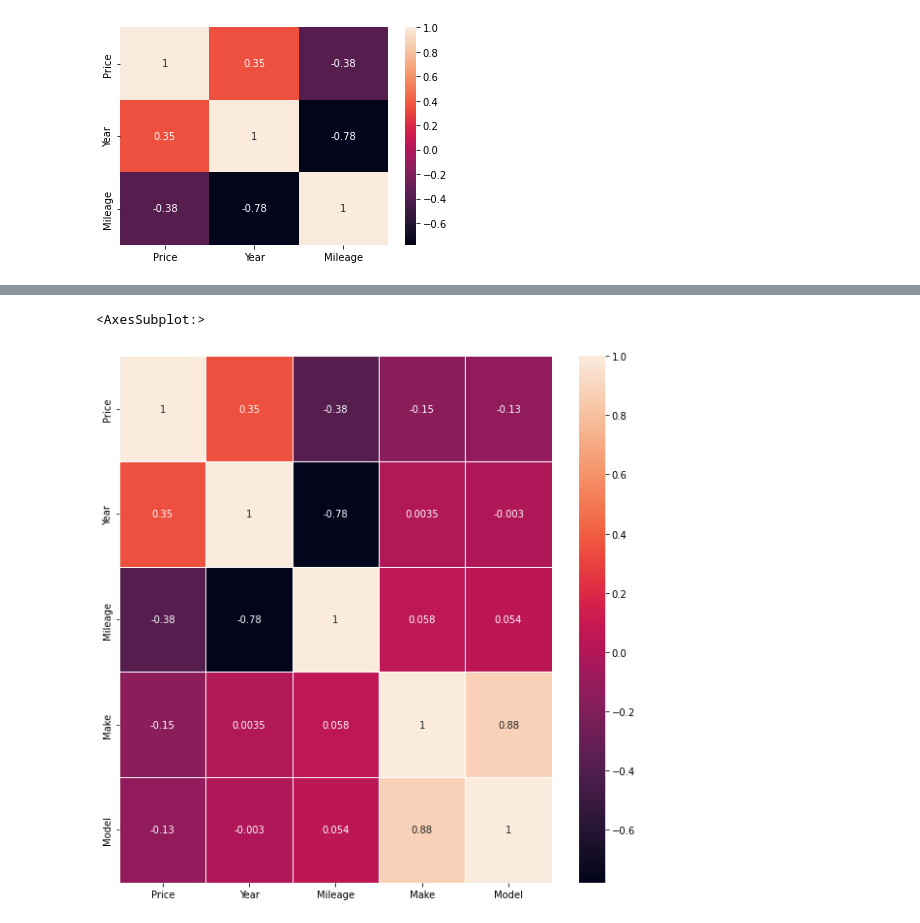
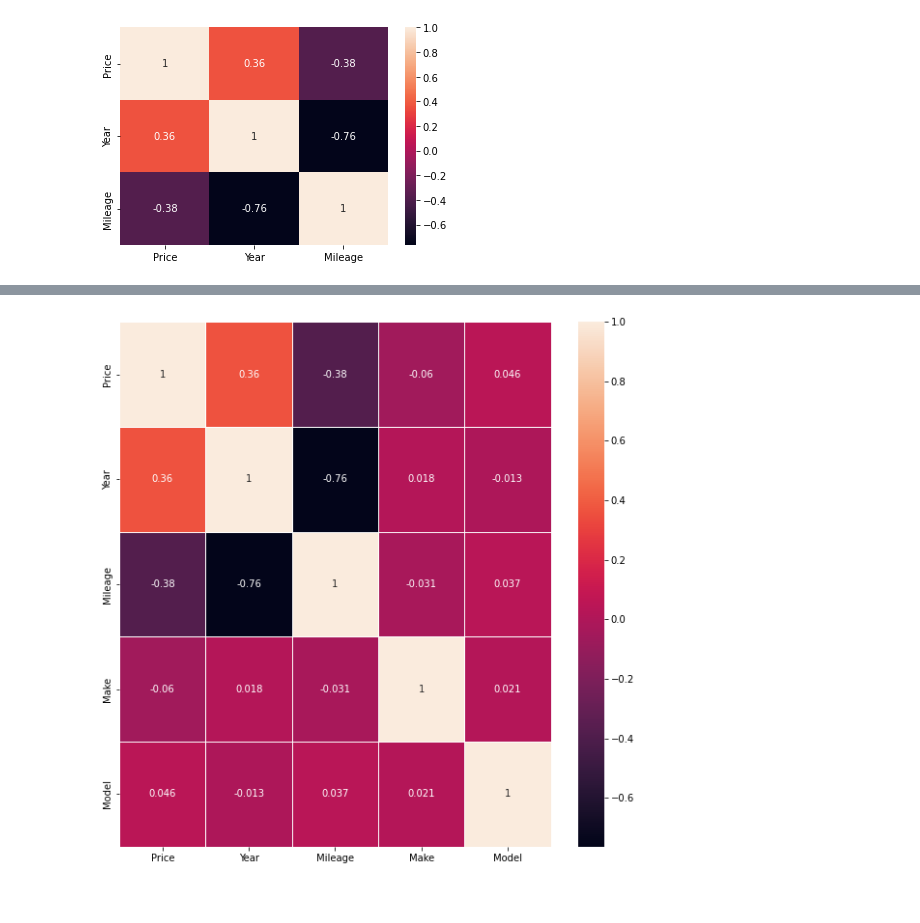
Before and after one commit to Oleg-Storozhev/HillelAI, a Jupyter notebook: Lesson_5/Homework.ipynb, the cells around one changed output, grey strips where cells are left out. Cells and saved outputs as stored; diff of their text form; code cells hidden in the pictures.

```diff
--- a/Lesson_5/Homework.ipynb
+++ b/Lesson_5/Homework.ipynb
@@ -221,5 +192,5 @@ sns.pairplot(df[features]);
 # %% [markdown]
 Разделим данные. 70% для тренировки и 30 процентов для теста
 # %%
-train, test = get_training_and_testing_sets(df)
+train, test = train_test_split(df, test_size=0.30, random_state=42)
 # %%
@@ -240,5 +212,6 @@ train
 596485 rows × 5 columns
 # %%
+test = test.sort_index()
 test
 # %% [output]
 |  | Price | Year | Mileage | Make | Model |
@@ -292,16 +264,16 @@ sns.heatmap(corr,
 # %%
+label_encoder = LabelEncoder()
+
 df2_test = test.copy()
-df2_test = change_to_int_list("Make", df2_test)
-df2_test = change_to_int_list("Model", df2_test)
-
-fig, ax = plt.subplots(figsize=(10,10))         # Sample figsize in inches
+df2_test.Make = label_encoder.fit_transform(df2_test.Make.tolist())
+df2_test.Model = label_encoder.fit_transform(df2_test.Model.tolist())
+fig, ax = plt.subplots(figsize=(10,10))
 
 corr = df2_test.corr()
 sns.heatmap(corr,
             xticklabels=corr.columns,
             yticklabels=corr.columns, annot = True,
             linewidths=.5,
-            ax=ax)
+            ax=ax);
 # %% [output]
-<AxesSubplot:>
-[figure, old version]
+[figure, new version]
```
Also changed, not shown: parts of 20 cells of this notebook, 2 other files.
